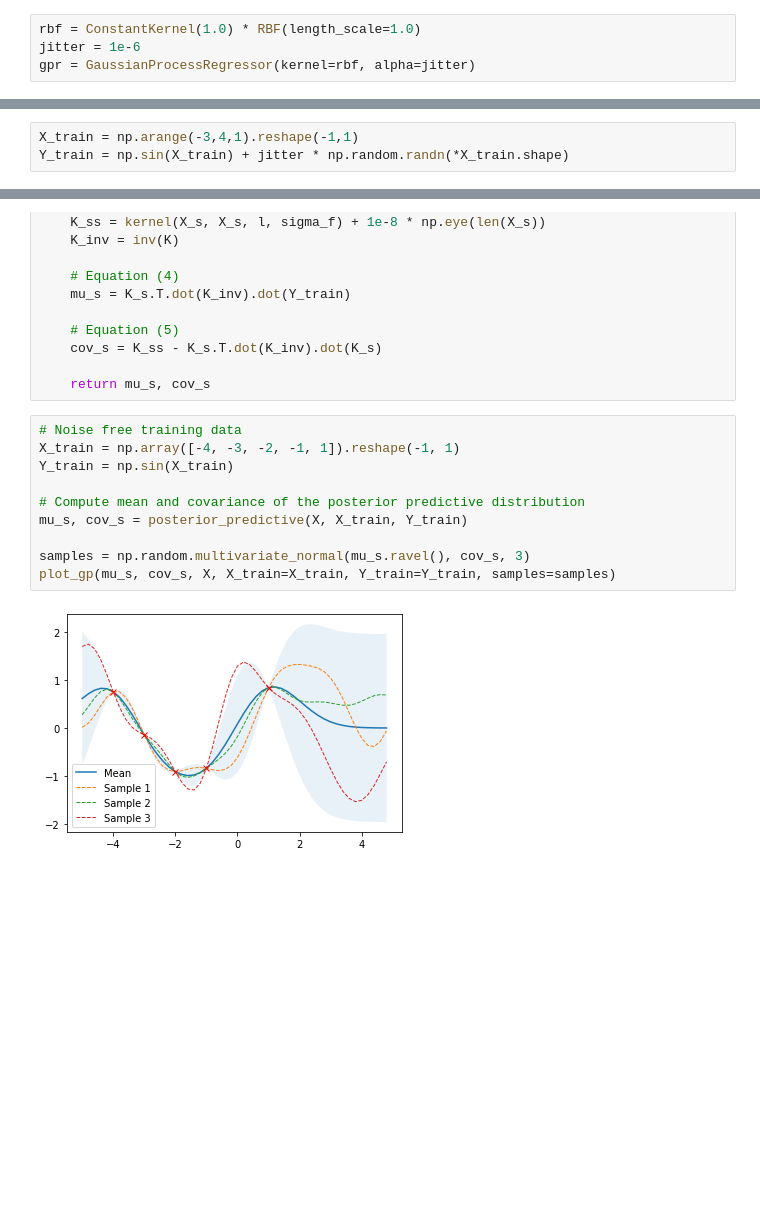
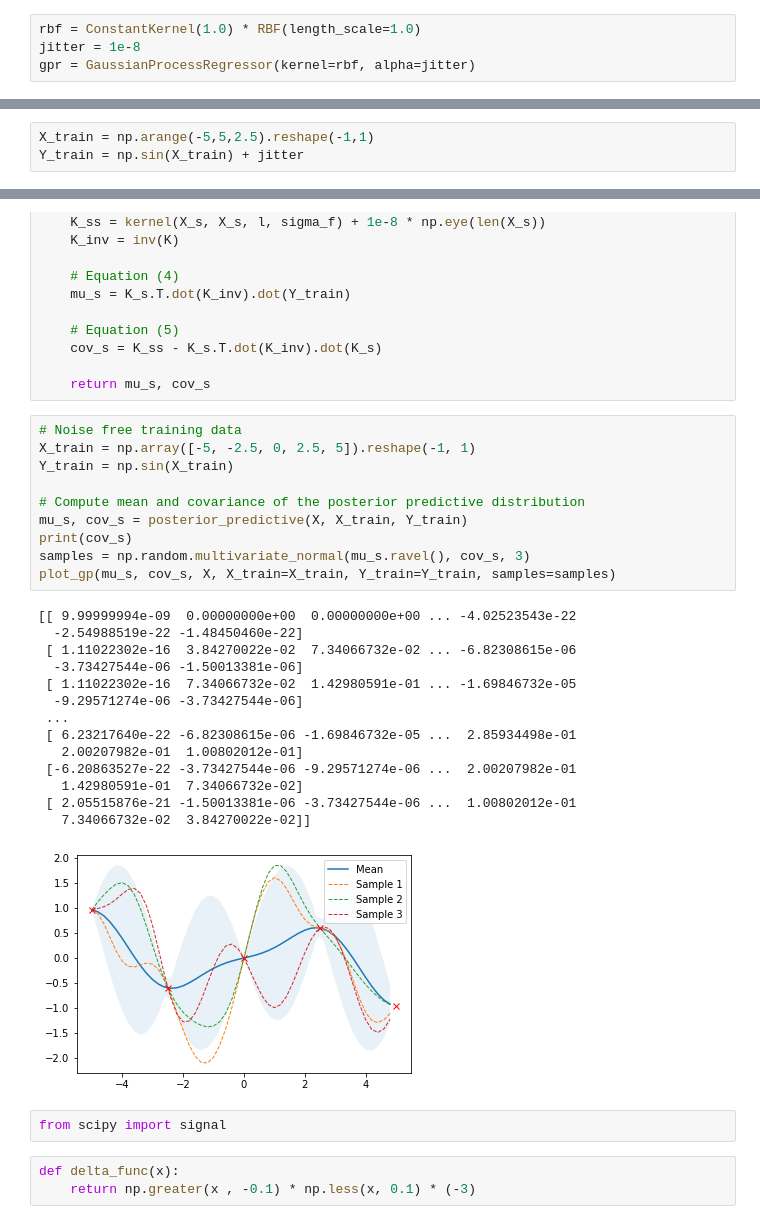
Before and after one commit to kkh8676/opt_functions, a Jupyter notebook: exp_result/effect_hyperparameter_of_GP.ipynb, the cells around one changed output, grey strips where cells are left out. Drawn from its saved outputs; the diff is of its cells as text; blank space fills up the shorter version.

```diff
--- a/exp_result/effect_hyperparameter_of_GP.ipynb
+++ b/exp_result/effect_hyperparameter_of_GP.ipynb
@@ -6,10 +6,10 @@ from sklearn.gaussian_process import GaussianProcessRegressor
 from sklearn.gaussian_process.kernels import ConstantKernel, RBF
 # %%
 rbf = ConstantKernel(1.0) * RBF(length_scale=1.0)
-jitter = 1e-6
+jitter = 1e-8
 gpr = GaussianProcessRegressor(kernel=rbf, alpha=jitter)
 # %% [markdown]
 #### 실제 함수는 현재 sin 함수 기반
 # %%
-X_train = np.arange(-3,4,1).reshape(-1,1)
-Y_train = np.sin(X_train) + jitter * np.random.randn(*X_train.shape)
+X_train = np.arange(-5,5,2.5).reshape(-1,1)
+Y_train = np.sin(X_train) + jitter
@@ -116,13 +142,31 @@ def posterior_predictive(X_s, X_train, Y_train, l=1.0, sigma_f=1.0, sigma_y=1e-8
     return mu_s, cov_s
 # %%
 # Noise free training data
-X_train = np.array([-4, -3, -2, -1, 1]).reshape(-1, 1)
+X_train = np.array([-5, -2.5, 0, 2.5, 5]).reshape(-1, 1)
 Y_train = np.sin(X_train)
 
 # Compute mean and covariance of the posterior predictive distribution
 mu_s, cov_s = posterior_predictive(X, X_train, Y_train)
-
+print(cov_s)
 samples = np.random.multivariate_normal(mu_s.ravel(), cov_s, 3)
 plot_gp(mu_s, cov_s, X, X_train=X_train, Y_train=Y_train, samples=samples)
 # %% [output]
+[[ 9.99999994e-09  0.00000000e+00  0.00000000e+00 ... -4.02523543e-22
+  -2.54988519e-22 -1.48450460e-22]
+ [ 1.11022302e-16  3.84270022e-02  7.34066732e-02 ... -6.82308615e-06
+  -3.73427544e-06 -1.50013381e-06]
+ [ 1.11022302e-16  7.34066732e-02  1.42980591e-01 ... -1.69846732e-05
+  -9.29571274e-06 -3.73427544e-06]
+ ...
+ [ 6.23217640e-22 -6.82308615e-06 -1.69846732e-05 ...  2.85934498e-01
+   2.00207982e-01  1.00802012e-01]
+ [-6.20863527e-22 -3.73427544e-06 -9.29571274e-06 ...  2.00207982e-01
+   1.42980591e-01  7.34066732e-02]
+ [ 2.05515876e-21 -1.50013381e-06 -3.73427544e-06 ...  1.00802012e-01
+   7.34066732e-02  3.84270022e-02]]
-[figure, old version]
+[figure, new version]
+# %%
+from scipy import signal
+# %%
+def delta_func(x):
+    return np.greater(x , -0.1) * np.less(x, 0.1) * (-3)
```
Also changed, not shown: parts of 21 cells of this notebook.
